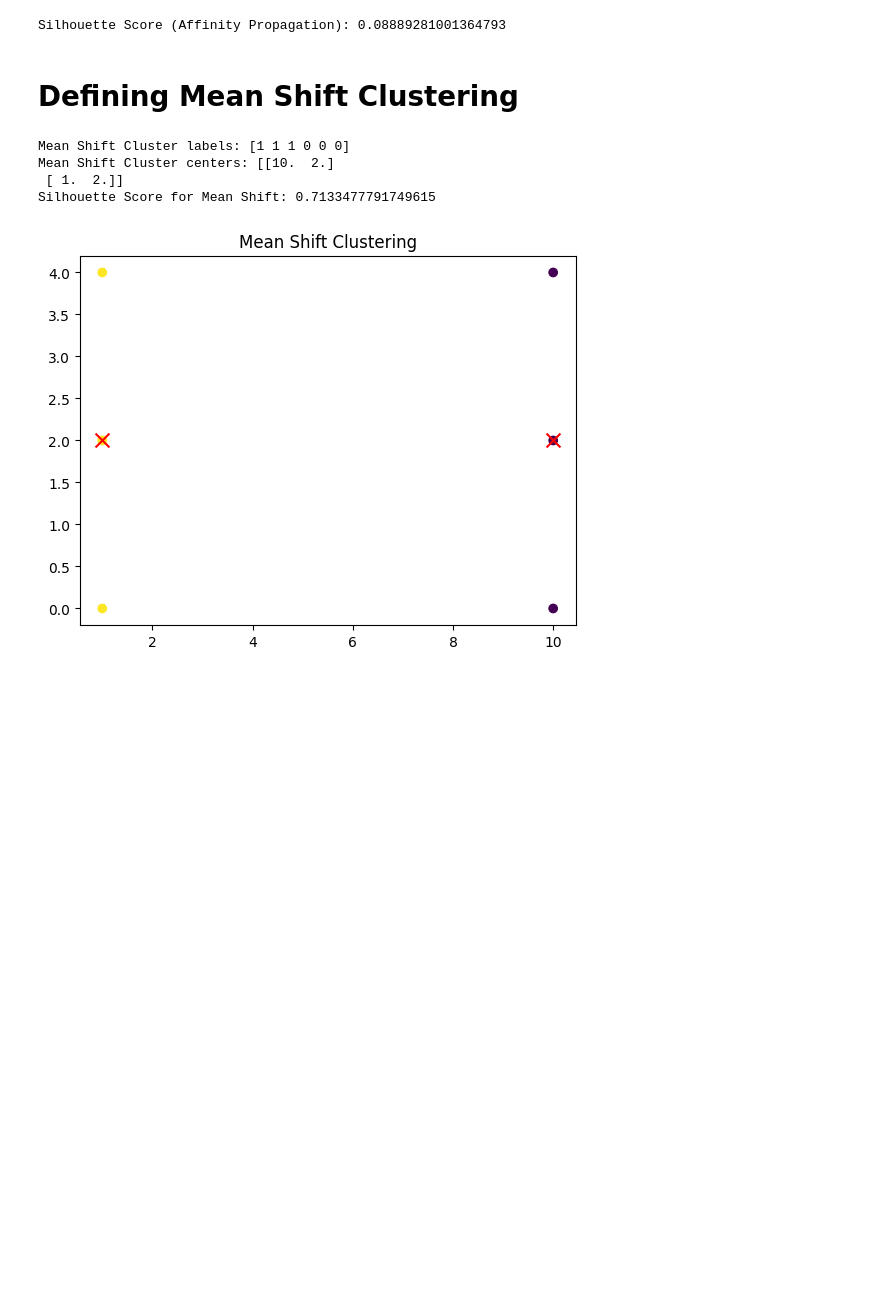
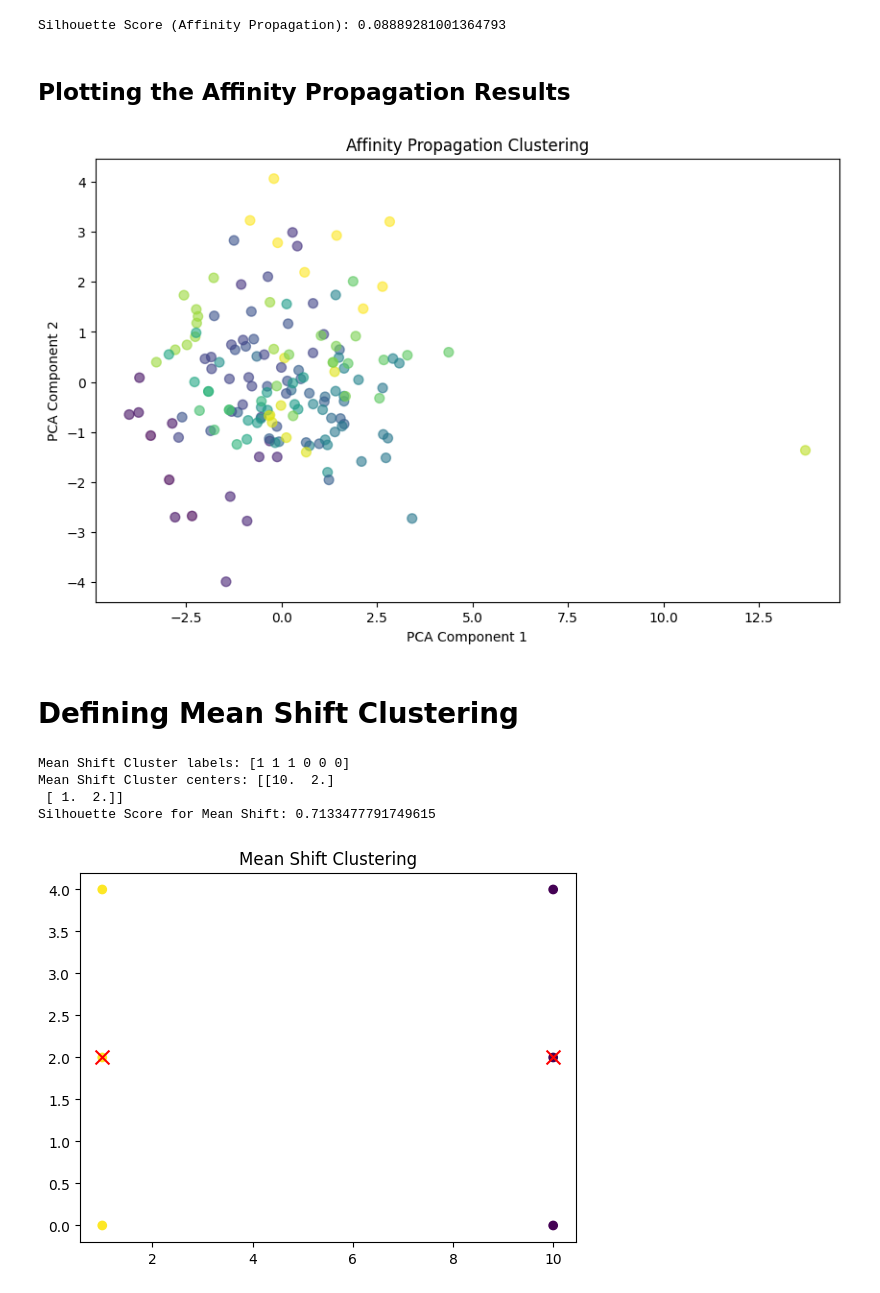
Before and after one commit to dnllzc/mldm-project, a Jupyter notebook: notebook3f2d4297f9.ipynb, the cells around one changed output. Cells and saved outputs as stored; diff of their text form; code cells hidden in the pictures; blank space fills up the shorter version.

```diff
--- a/notebook3f2d4297f9.ipynb
+++ b/notebook3f2d4297f9.ipynb
@@ -154,14 +205,27 @@ X_test_processed = preprocessor.fit_transform(X_test)
 # Apply Affinity Propagation
 affinity_propagation = AffinityPropagation(random_state=42)
 
-labels = affinity_propagation.fit_predict(X_train_processed)
+affinity_labels = affinity_propagation.fit_predict(X_train_processed)
 
 
 # Calculate silhouette score
-silhouette_avg = silhouette_score(X_train_processed, labels)
+silhouette_avg = silhouette_score(X_train_processed, affinity_labels)
 print("Silhouette Score (Affinity Propagation):", silhouette_avg)
 # %% [output]
 Silhouette Score (Affinity Propagation): 0.08889281001364793
+# %% [markdown]
+## Plotting the Affinity Propagation Results
+# %%
+X_pca_affinity = pca.fit_transform(X_train_processed)
+
+plt.figure(figsize=(10, 6))
+plt.scatter(X_pca_affinity[:, 0], X_pca_affinity[:, 1], c=affinity_labels, cmap='viridis', s=50, alpha=0.6)
+plt.title('Affinity Propagation Clustering')
+plt.xlabel('PCA Component 1')
+plt.ylabel('PCA Component 2')
+plt.show()
+# %% [output]
+[figure, added]
 # %% [markdown]
 # Defining Mean Shift Clustering
 # %%
```
Also changed, not shown: parts of 9 cells of this notebook.
